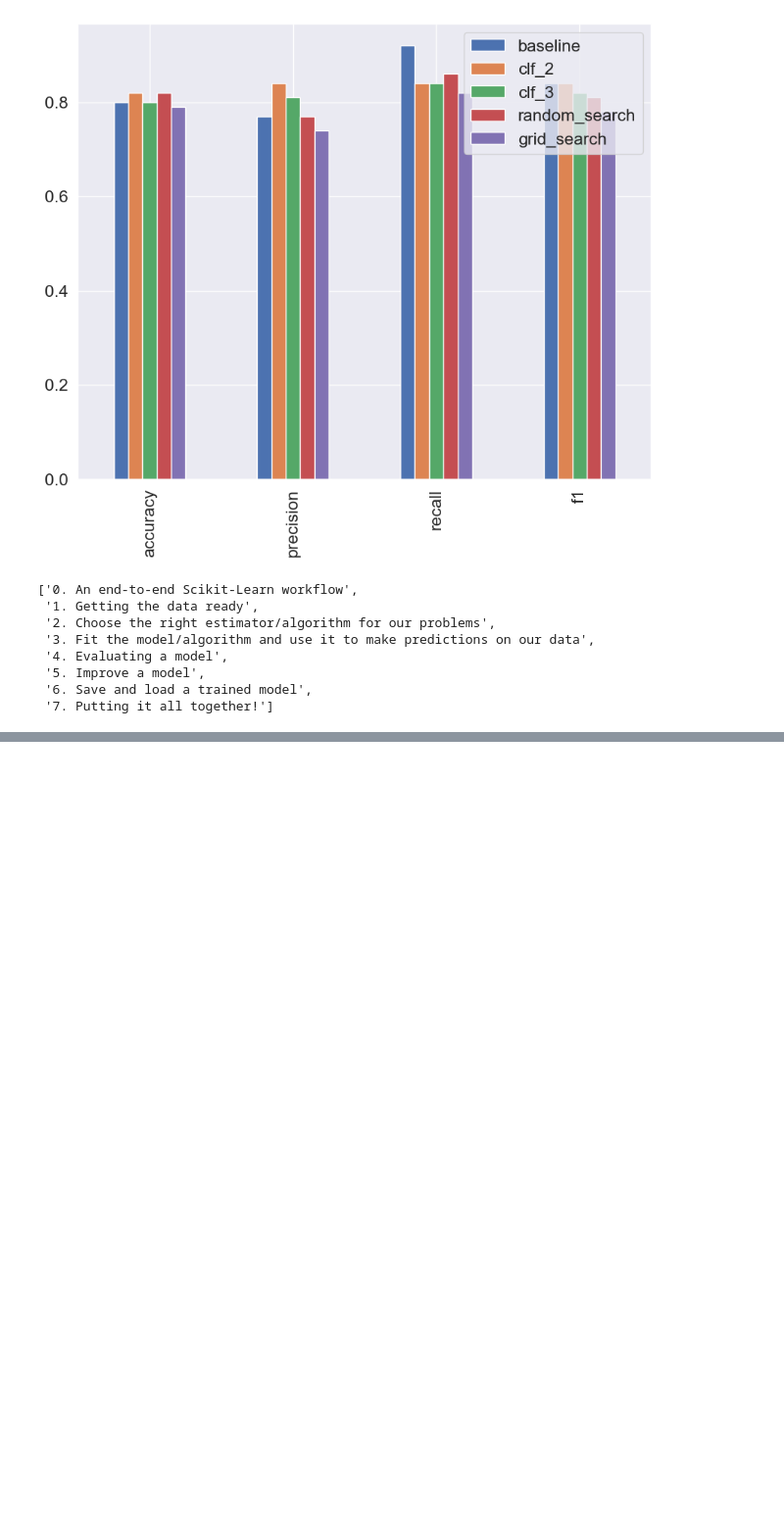
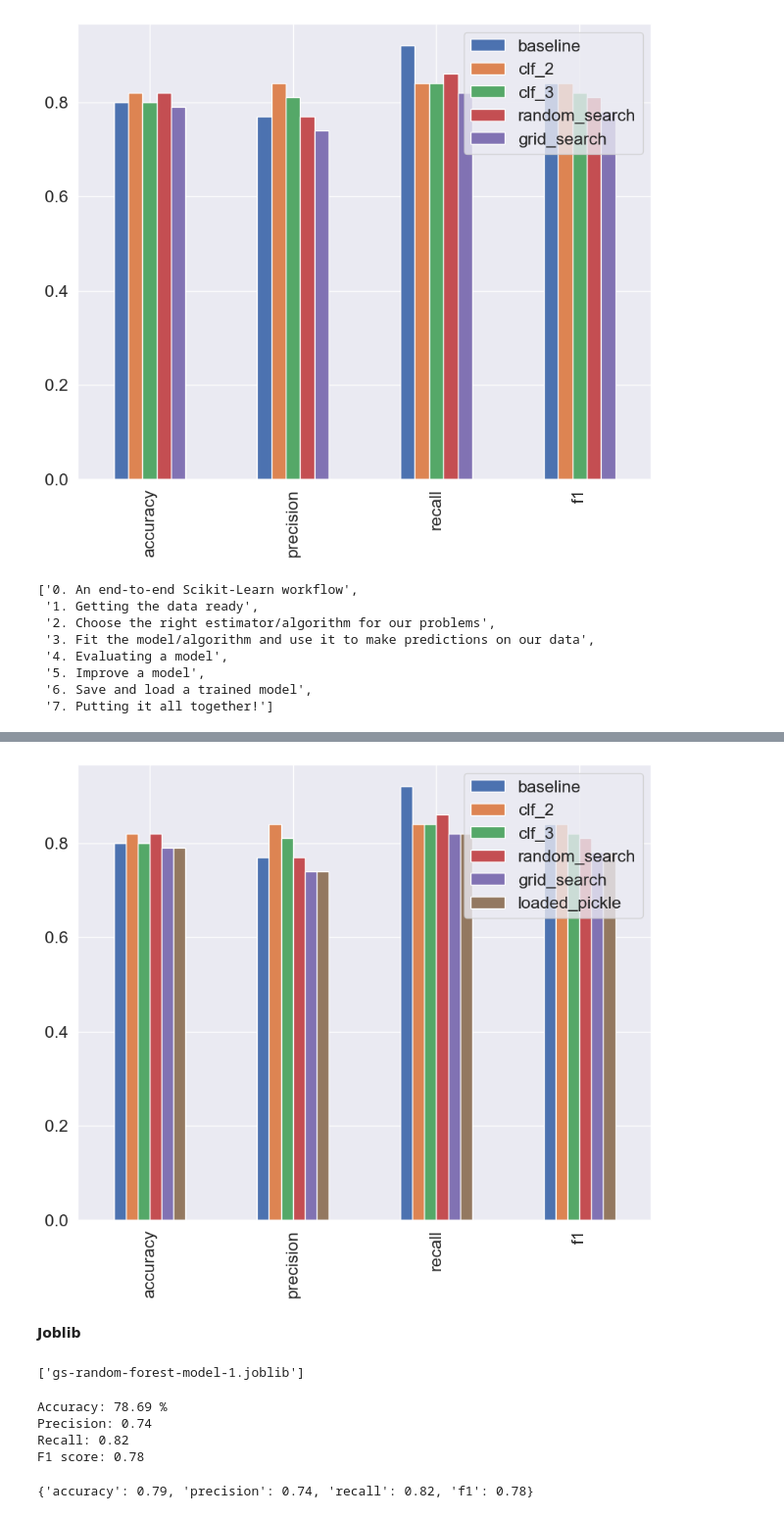
Before and after one commit to OndrejSkerik/ml-course, a Jupyter notebook: sample-project/introduction-to-scikit-learn.ipynb, the cells around one changed output, grey strips where cells are left out. Shown at 98% size. Saved outputs shown, nothing was run; the diff lists cells and outputs as text; code cells hidden in the pictures; blank space fills up the shorter version.

```diff
--- a/sample-project/introduction-to-scikit-learn.ipynb
+++ b/sample-project/introduction-to-scikit-learn.ipynb
@@ -2617,0 +2632,7 @@ what_were_covering
+# %%
+# Load a saved model
+loaded_pickle_model = pickle.load(open("gs-random-forest-model-1.pkl", "rb"))
+# %%
+# Make some predictions
+pickle_y_preds = loaded_pickle_model.predict(X_test)
+evaluate_preds(y_test, pickle_y_preds)
@@ -2617,0 +2645,3 @@ what_were_covering
+# %%
+compare_metrics["loaded_pickle"] = evaluate_preds(y_test, pickle_y_preds)
+compare_metrics
@@ -2617,0 +2658,13 @@ what_were_covering
+# %%
+compare_metrics.plot.bar(figsize=(10, 8));
+# %% [output]
+[figure, added]
+# %% [markdown]
+**Joblib**
+# %%
+from joblib import dump, load
+
+# Save model to file
+dump(gs_clf, filename="gs-random-forest-model-1.joblib")
+# %% [output]
+['gs-random-forest-model-1.joblib']
@@ -2617,0 +2674,10 @@ what_were_covering
+# %%
+# Make and evaluate joblib predictions
+joblib_y_preds = loaded_joblib_model.predict(X_test)
+evaluate_preds(y_test, joblib_y_preds)
+# %% [output]
+Accuracy: 78.69 %
+Precision: 0.74
+Recall: 0.82
+F1 score: 0.78
+{'accuracy': 0.79, 'precision': 0.74, 'recall': 0.82, 'f1': 0.78}
```
Also changed, not shown: parts of 20 cells of this notebook, 3 other files.
